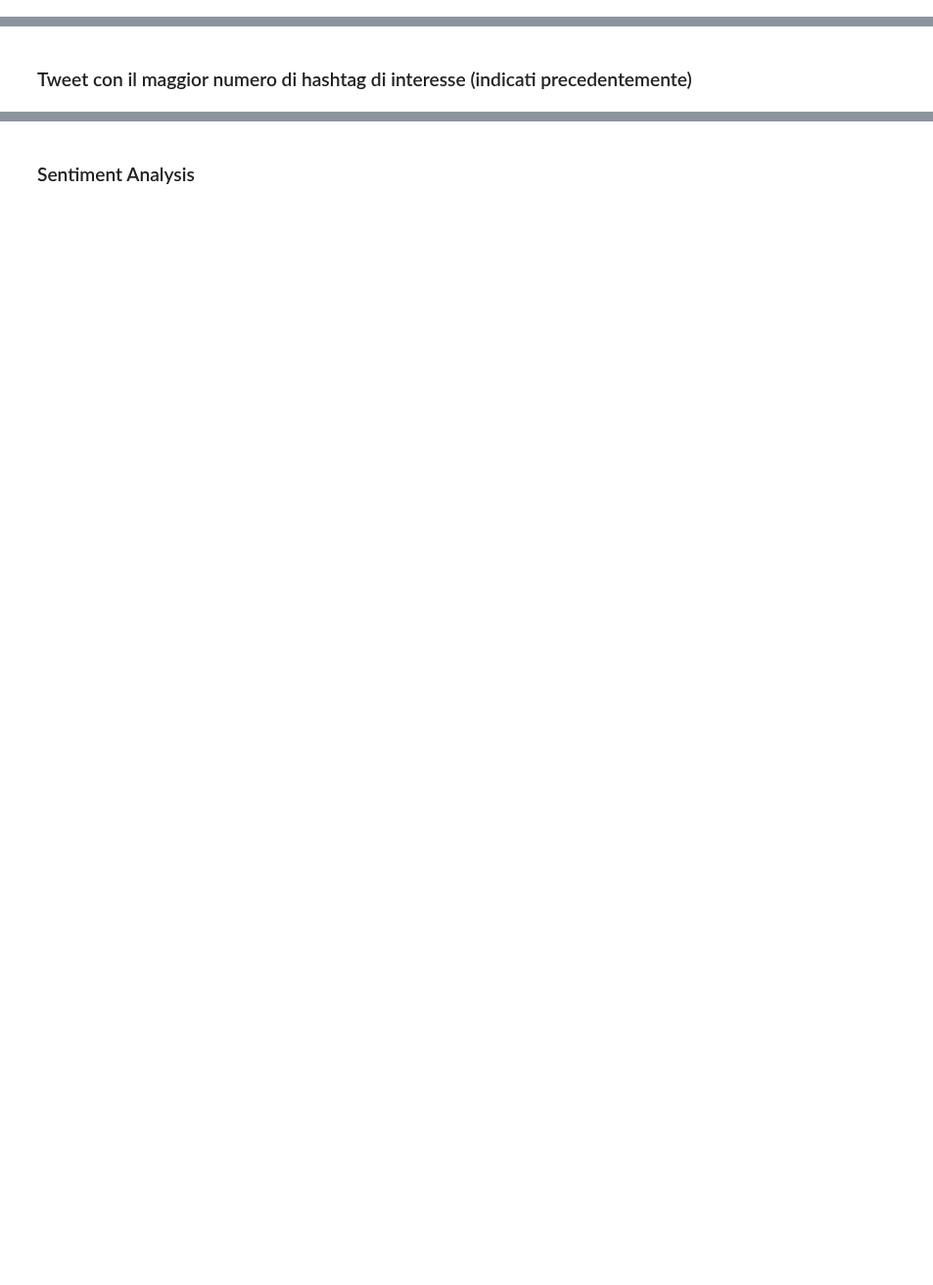
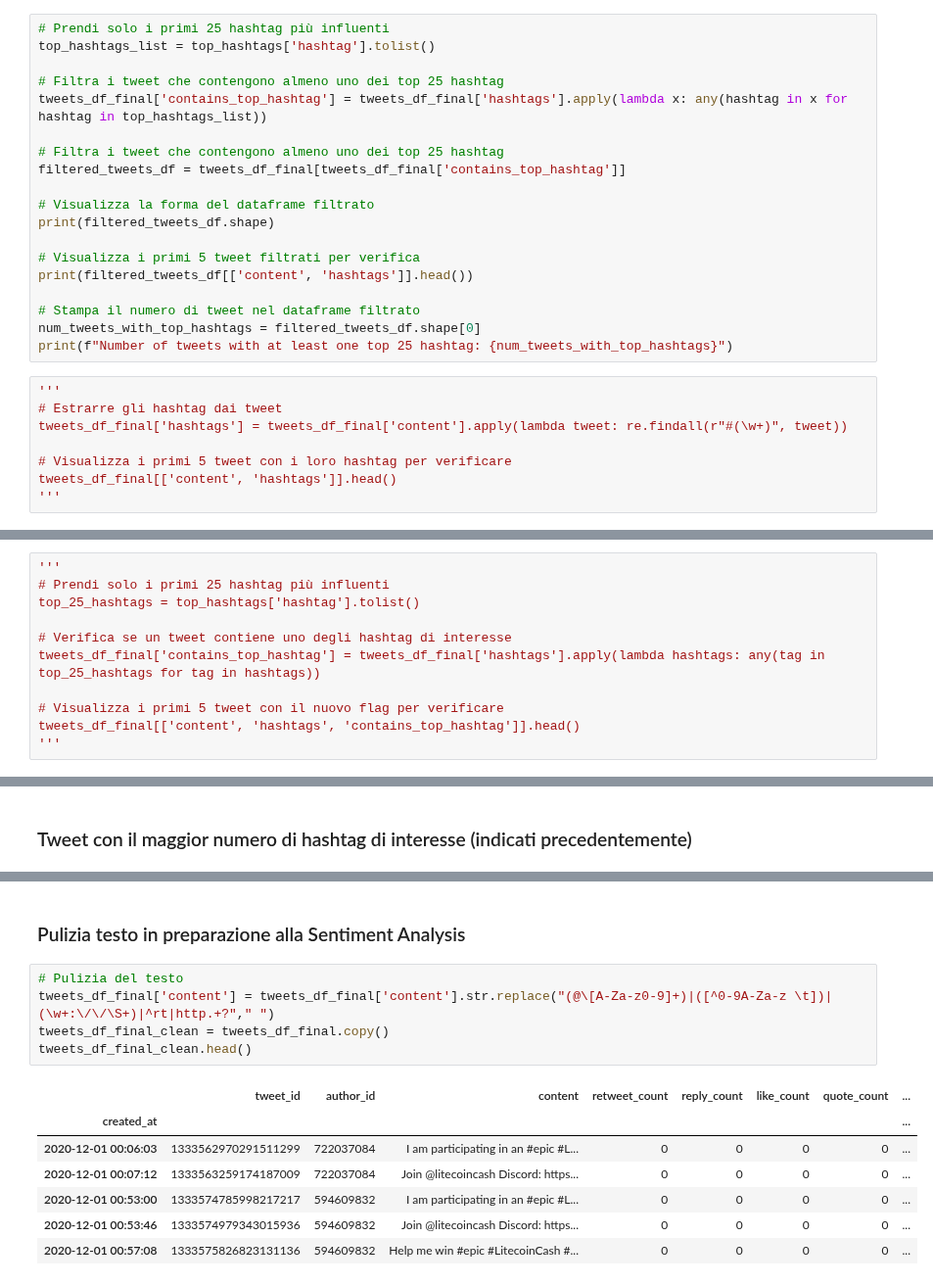
Before and after one commit to riccardospini98/Blockchain, a Jupyter notebook: tweet_SA.ipynb, the cells around one changed output, grey strips where cells are left out. Shown at 98% size. Cells and saved outputs as stored; diff of their text form; blank space fills up the shorter version.

Commit message:
parte della sentiment analysis, da risolvere problemi

```diff
--- a/tweet_SA.ipynb
+++ b/tweet_SA.ipynb
@@ -475,0 +466,27 @@ plt.show()
+# %%
+# Prendi solo i primi 25 hashtag più influenti
+top_hashtags_list = top_hashtags['hashtag'].tolist()
+
+# Filtra i tweet che contengono almeno uno dei top 25 hashtag
+tweets_df_final['contains_top_hashtag'] = tweets_df_final['hashtags'].apply(lambda x: any(hashtag in x for hashtag in top_hashtags_list))
+
+# Filtra i tweet che contengono almeno uno dei top 25 hashtag
+filtered_tweets_df = tweets_df_final[tweets_df_final['contains_top_hashtag']]
+
+# Visualizza la forma del dataframe filtrato
+print(filtered_tweets_df.shape)
+
+# Visualizza i primi 5 tweet filtrati per verifica
+print(filtered_tweets_df[['content', 'hashtags']].head())
+
+# Stampa il numero di tweet nel dataframe filtrato
+num_tweets_with_top_hashtags = filtered_tweets_df.shape[0]
+print(f"Number of tweets with at least one top 25 hashtag: {num_tweets_with_top_hashtags}")
+# %%
+'''
+# Estrarre gli hashtag dai tweet
+tweets_df_final['hashtags'] = tweets_df_final['content'].apply(lambda tweet: re.findall(r"#(\w+)", tweet))
+
+# Visualizza i primi 5 tweet con i loro hashtag per verificare
+tweets_df_final[['content', 'hashtags']].head()
+'''
@@ -475,0 +501,11 @@ plt.show()
+# %%
+'''
+# Prendi solo i primi 25 hashtag più influenti
+top_25_hashtags = top_hashtags['hashtag'].tolist()
+
+# Verifica se un tweet contiene uno degli hashtag di interesse
+tweets_df_final['contains_top_hashtag'] = tweets_df_final['hashtags'].apply(lambda hashtags: any(tag in top_25_hashtags for tag in hashtags))
+
+# Visualizza i primi 5 tweet con il nuovo flag per verificare
+tweets_df_final[['content', 'hashtags', 'contains_top_hashtag']].head()
+'''
@@ -532,4 +595,17 @@ author_id
 dtype: int64
 Number of authors with the maximum number of interest hashtags: 1
 # %% [markdown]
-### Sentiment Analysis
+### Pulizia testo in preparazione alla Sentiment Analysis ###
+# %%
+# Pulizia del testo
+tweets_df_final['content'] = tweets_df_final['content'].str.replace("(@\[A-Za-z0-9]+)|([^0-9A-Za-z \t])|(\w+:\/\/\S+)|^rt|http.+?"," ")
+tweets_df_final_clean = tweets_df_final.copy()
+tweets_df_final_clean.head()
+# %% [output]
+|  | tweet_id | author_id | content | retweet_count | reply_count | like_count | quote_count | ... |
+| created_at |  |  |  |  |  |  |  | ... |
+| 2020-12-01 00:06:03 | 1333562970291511299 | 722037084 | I am participating in an #epic #L... | 0 | 0 | 0 | 0 | ... |
+| 2020-12-01 00:07:12 | 1333563259174187009 | 722037084 | Join @litecoincash Discord: https... | 0 | 0 | 0 | 0 | ... |
+| 2020-12-01 00:53:00 | 1333574785998217217 | 594609832 | I am participating in an #epic #L... | 0 | 0 | 0 | 0 | ... |
+| 2020-12-01 00:53:46 | 1333574979343015936 | 594609832 | Join @litecoincash Discord: https... | 0 | 0 | 0 | 0 | ... |
+| 2020-12-01 00:57:08 | 1333575826823131136 | 594609832 | Help me win #epic #LitecoinCash #... | 0 | 0 | 0 | 0 | ... |
```
Also changed, not shown: parts of 29 cells of this notebook.
